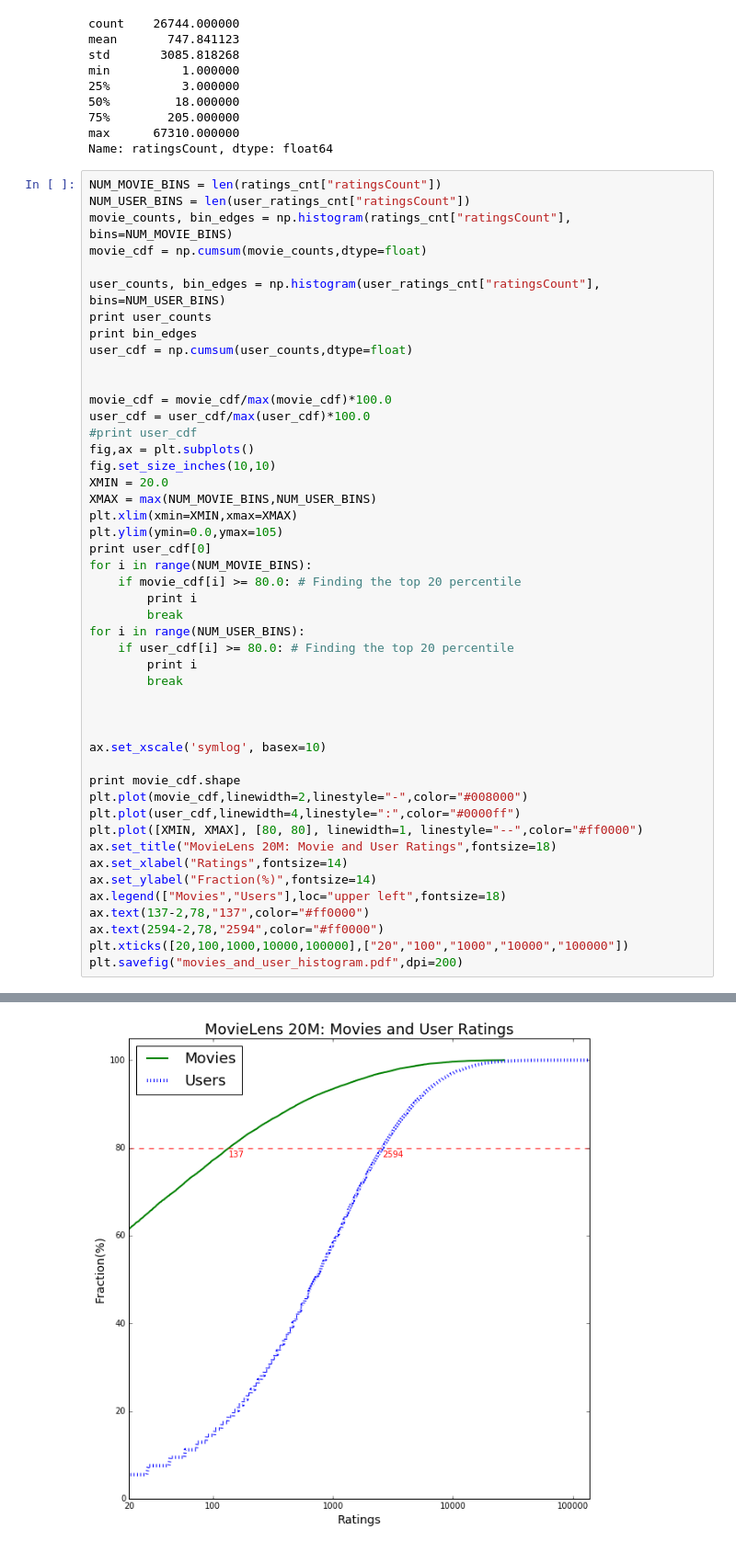
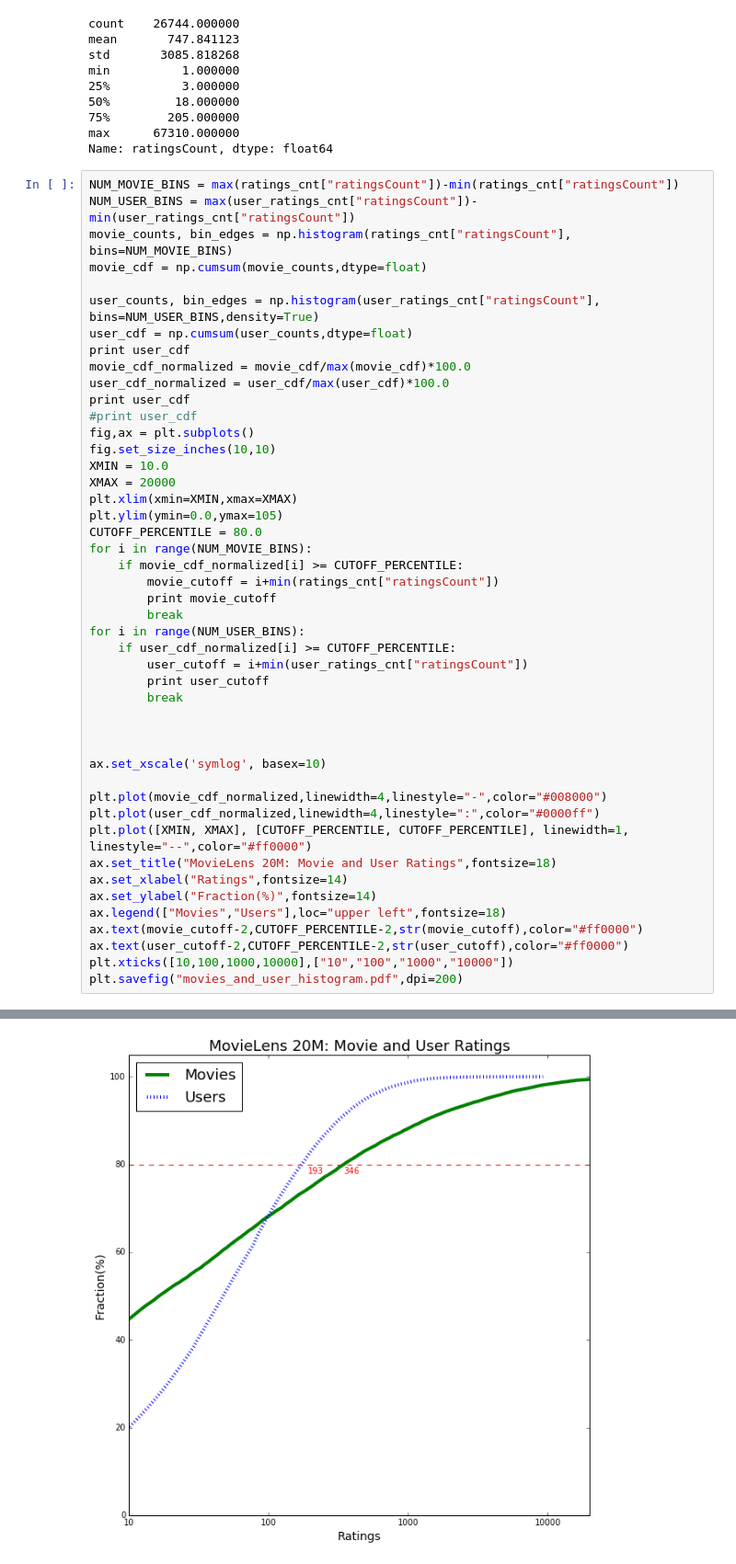
Before and after one commit to anatef/COS424_project, a Jupyter notebook: explore_data.ipynb, the cells around one changed output, grey strips where cells are left out. Shown at 92% size. Cells and saved outputs as stored; diff of their text form.

Commit message:
fixes to histograms

```diff
--- a/explore_data.ipynb
+++ b/explore_data.ipynb
@@ -85,50 +85,49 @@ min          1.000000
 max      67310.000000
 Name: ratingsCount, dtype: float64
 # %%
-NUM_MOVIE_BINS = len(ratings_cnt["ratingsCount"])
-NUM_USER_BINS = len(user_ratings_cnt["ratingsCount"])
+NUM_MOVIE_BINS = max(ratings_cnt["ratingsCount"])-min(ratings_cnt["ratingsCount"])
+NUM_USER_BINS = max(user_ratings_cnt["ratingsCount"])-min(user_ratings_cnt["ratingsCount"])
 movie_counts, bin_edges = np.histogram(ratings_cnt["ratingsCount"], bins=NUM_MOVIE_BINS)
 movie_cdf = np.cumsum(movie_counts,dtype=float)
 
-user_counts, bin_edges = np.histogram(user_ratings_cnt["ratingsCount"], bins=NUM_USER_BINS)
-print user_counts
-print bin_edges
+user_counts, bin_edges = np.histogram(user_ratings_cnt["ratingsCount"], bins=NUM_USER_BINS,density=True)
 user_cdf = np.cumsum(user_counts,dtype=float)
-
-
-movie_cdf = movie_cdf/max(movie_cdf)*100.0
-user_cdf = user_cdf/max(user_cdf)*100.0
+print user_cdf
+movie_cdf_normalized = movie_cdf/max(movie_cdf)*100.0
+user_cdf_normalized = user_cdf/max(user_cdf)*100.0
+print user_cdf
 #print user_cdf
 fig,ax = plt.subplots()
 fig.set_size_inches(10,10)
-XMIN = 20.0
-XMAX = max(NUM_MOVIE_BINS,NUM_USER_BINS)
+XMIN = 10.0
+XMAX = 20000
 plt.xlim(xmin=XMIN,xmax=XMAX)
 plt.ylim(ymin=0.0,ymax=105)
-print user_cdf[0]
+CUTOFF_PERCENTILE = 80.0
 for i in range(NUM_MOVIE_BINS):
-    if movie_cdf[i] >= 80.0: # Finding the top 20 percentile
-        print i
+    if movie_cdf_normalized[i] >= CUTOFF_PERCENTILE:
+        movie_cutoff = i+min(ratings_cnt["ratingsCount"])
+        print movie_cutoff
         break
 for i in range(NUM_USER_BINS):
-    if user_cdf[i] >= 80.0: # Finding the top 20 percentile
-        print i
+    if user_cdf_normalized[i] >= CUTOFF_PERCENTILE:
+        user_cutoff = i+min(user_ratings_cnt["ratingsCount"])
+        print user_cutoff
         break
 
 
 
 ax.set_xscale('symlog', basex=10)
 
-print movie_cdf.shape
-plt.plot(movie_cdf,linewidth=2,linestyle="-",color="#008000")
-plt.plot(user_cdf,linewidth=4,linestyle=":",color="#0000ff")
-plt.plot([XMIN, XMAX], [80, 80], linewidth=1, linestyle="--",color="#ff0000")
+plt.plot(movie_cdf_normalized,linewidth=4,linestyle="-",color="#008000")
+plt.plot(user_cdf_normalized,linewidth=4,linestyle=":",color="#0000ff")
+plt.plot([XMIN, XMAX], [CUTOFF_PERCENTILE, CUTOFF_PERCENTILE], linewidth=1, linestyle="--",color="#ff0000")
 ax.set_title("MovieLens 20M: Movie and User Ratings",fontsize=18)
 ax.set_xlabel("Ratings",fontsize=14)
 ax.set_ylabel("Fraction(%)",fontsize=14)
 ax.legend(["Movies","Users"],loc="upper left",fontsize=18)
-ax.text(137-2,78,"137",color="#ff0000")
-ax.text(2594-2,78,"2594",color="#ff0000")
-plt.xticks([20,100,1000,10000,100000],["20","100","1000","10000","100000"])
+ax.text(movie_cutoff-2,CUTOFF_PERCENTILE-2,str(movie_cutoff),color="#ff0000")
+ax.text(user_cutoff-2,CUTOFF_PERCENTILE-2,str(user_cutoff),color="#ff0000")
+plt.xticks([10,100,1000,10000],["10","100","1000","10000"])
 plt.savefig("movies_and_user_histogram.pdf",dpi=200)
 # %% [output]
@@ -148 +138 @@ plt.savefig("movies_and_user_histogram.pdf",dpi=200)
-[figure, old version]
+[figure, new version]
```
Also changed, not shown: parts of 3 cells of this notebook, 1 other file.
